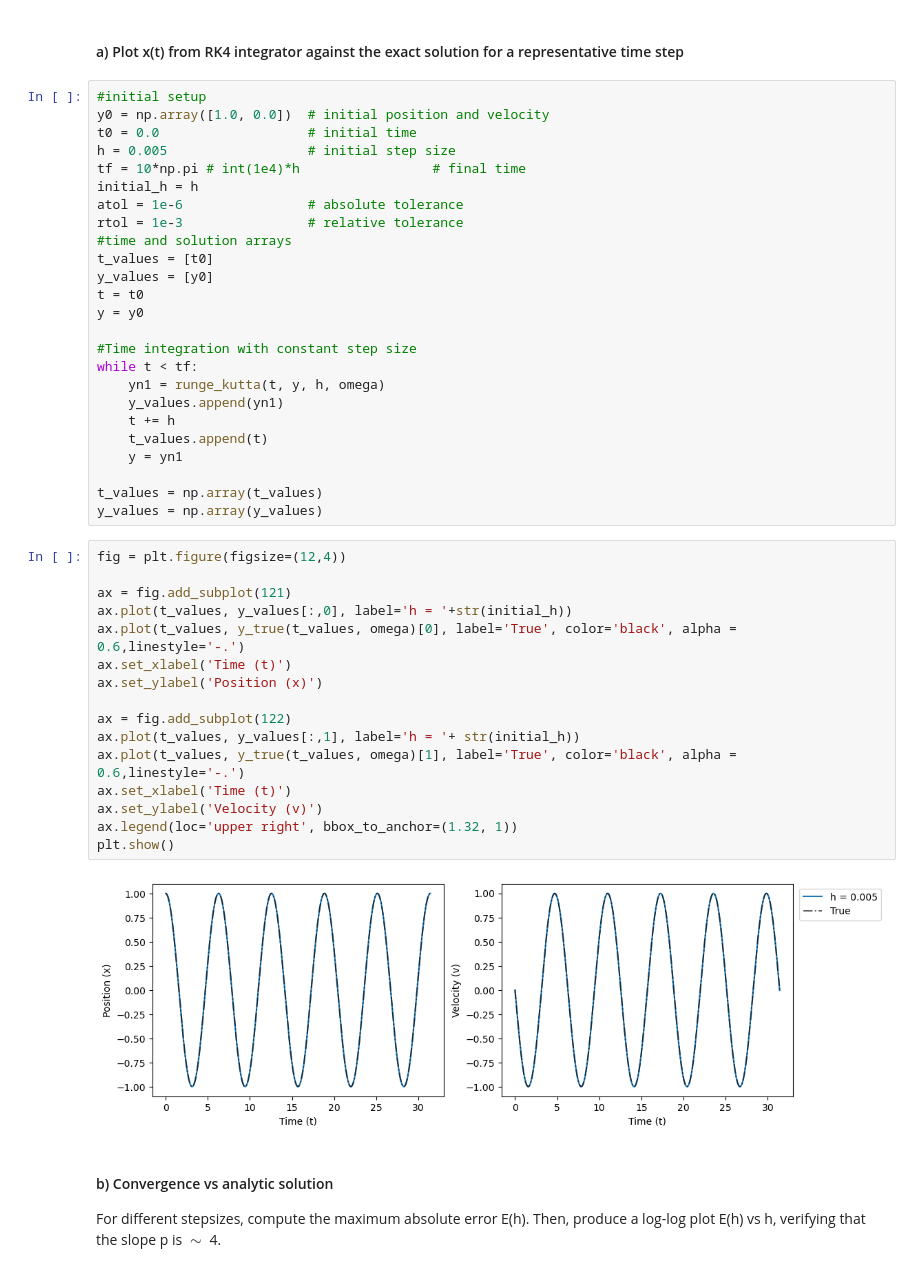
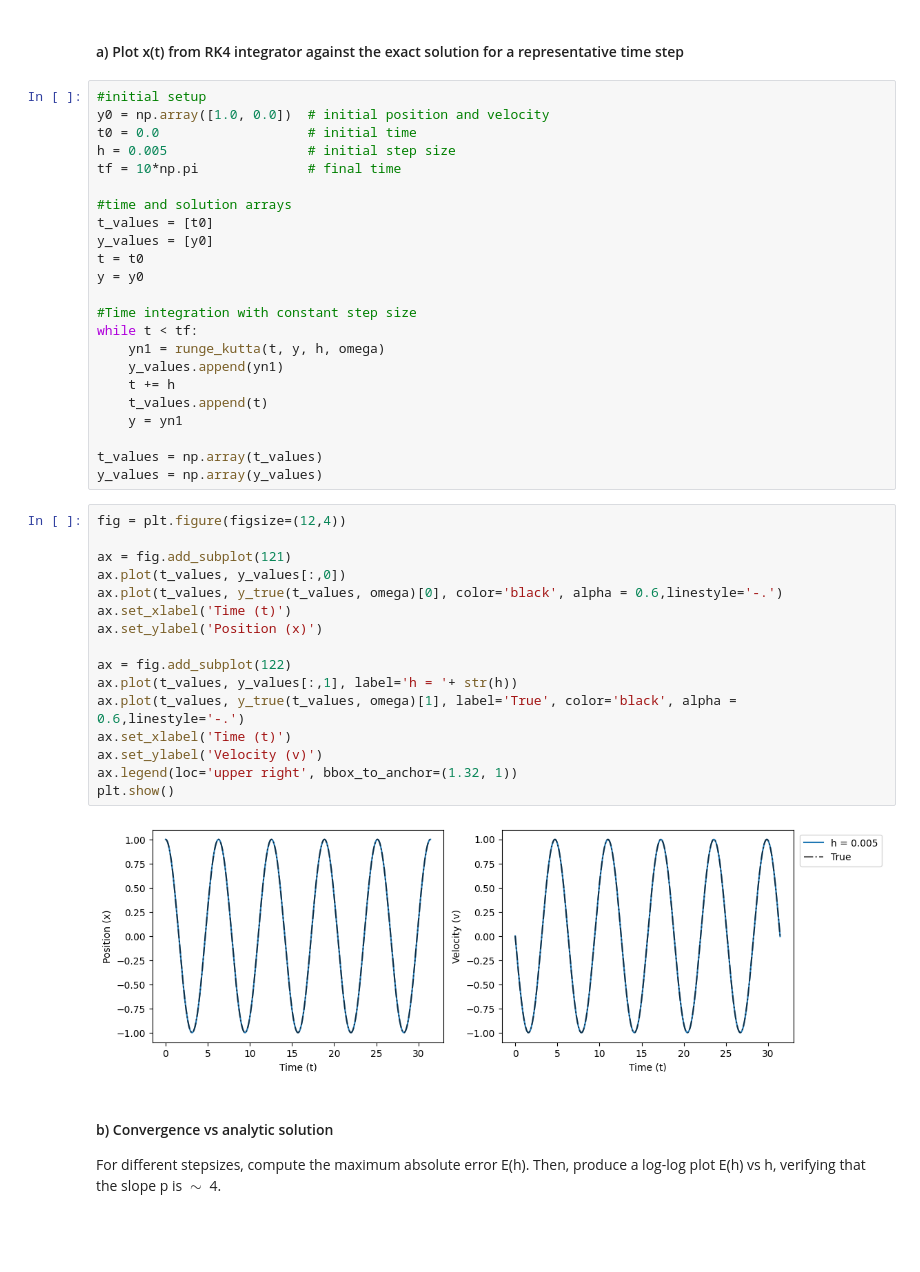
Before and after one commit to om-erika/numerical-methods-2026, a Jupyter notebook: ode/harmonic_oscillator.ipynb, the cells around one changed output. Saved outputs shown, nothing was run; the diff lists cells and outputs as text; blank space fills up the shorter version.

```diff
--- a/ode/harmonic_oscillator.ipynb
+++ b/ode/harmonic_oscillator.ipynb
@@ -78,10 +78,8 @@ def model(h, A, p):
 y0 = np.array([1.0, 0.0])  # initial position and velocity
 t0 = 0.0                   # initial time
 h = 0.005                  # initial step size
-tf = 10*np.pi # int(1e4)*h                 # final time
-initial_h = h
-atol = 1e-6                # absolute tolerance
-rtol = 1e-3                # relative tolerance
+tf = 10*np.pi              # final time
+
 #time and solution arrays
 t_values = [t0]
 y_values = [y0]
@@ -101,21 +99,21 @@ y_values = np.array(y_values)
 # %%
 fig = plt.figure(figsize=(12,4))
 
 ax = fig.add_subplot(121)
-ax.plot(t_values, y_values[:,0], label='h = '+str(initial_h))
-ax.plot(t_values, y_true(t_values, omega)[0], label='True', color='black', alpha = 0.6,linestyle='-.')
+ax.plot(t_values, y_values[:,0])
+ax.plot(t_values, y_true(t_values, omega)[0], color='black', alpha = 0.6,linestyle='-.')
 ax.set_xlabel('Time (t)')
 ax.set_ylabel('Position (x)')
 
 ax = fig.add_subplot(122)
-ax.plot(t_values, y_values[:,1], label='h = '+ str(initial_h))
+ax.plot(t_values, y_values[:,1], label='h = '+ str(h))
 ax.plot(t_values, y_true(t_values, omega)[1], label='True', color='black', alpha = 0.6,linestyle='-.')
 ax.set_xlabel('Time (t)')
 ax.set_ylabel('Velocity (v)')
 ax.legend(loc='upper right', bbox_to_anchor=(1.32, 1))
 plt.show()
 # %% [output]
-[figure, old version]
+[figure, new version]
 # %% [markdown]
 #### b) Convergence vs analytic solution
 
```
Also changed, not shown: parts of 2 cells of this notebook.
